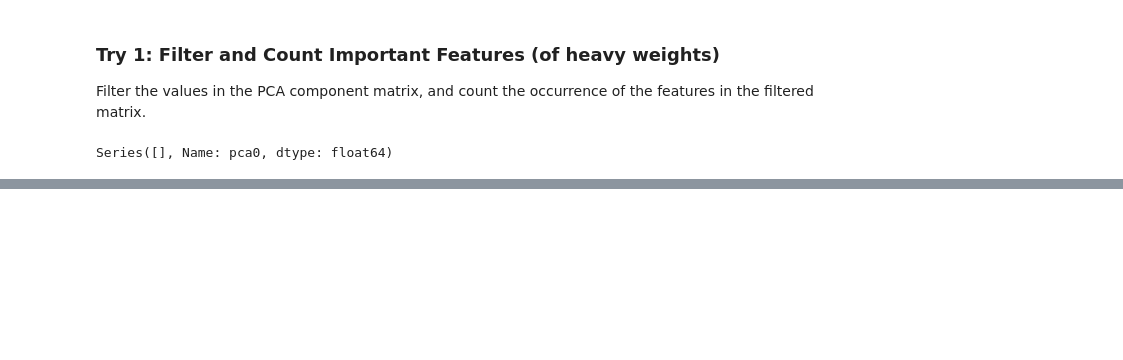
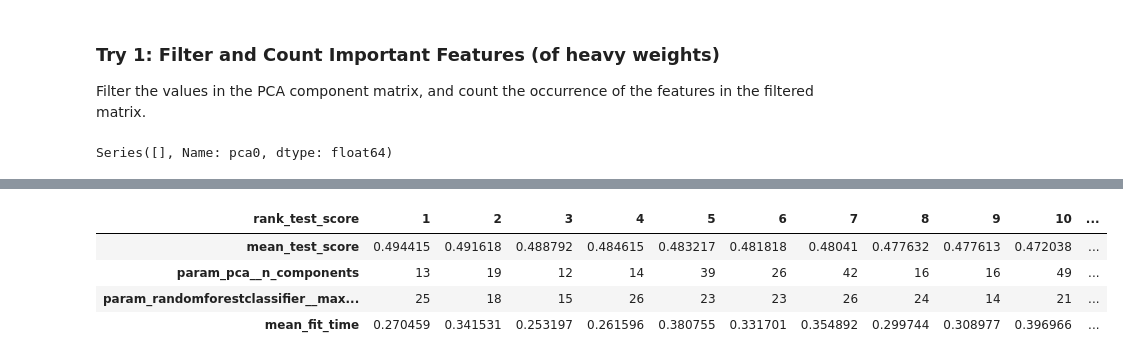
Before and after one commit to mozhao0331/Restaurant_Segmentation_Analysis, a Jupyter notebook: doc/smoothie_king_pca.ipynb, the cells around one changed output, grey strips where cells are left out. Cells and saved outputs as stored; diff of their text form; code cells hidden in the pictures; blank space fills up the shorter version.

```diff
--- a/doc/smoothie_king_pca.ipynb
+++ b/doc/smoothie_king_pca.ipynb
@@ -138,0 +289,4 @@ dtype: int64
+# %%
+lr_pipe = make_pipeline(preprocessor, RandomForestClassifier(max_depth=50))
+scores = cross_validate(lr_pipe, X_train, y_train, return_train_score=True)
+pd.DataFrame(scores)
@@ -138,0 +326,7 @@ dtype: int64
+# %%
+from sklearn.decomposition import PCA
+
+
+lr_pca_pipe = make_pipeline(preprocessor, PCA(n_components=60, whiten=True, random_state=0), RandomForestClassifier(max_depth=20))
+scores = cross_validate(lr_pca_pipe, X_train, y_train, return_train_score=True)
+pd.DataFrame(scores)
@@ -138,0 +340,10 @@ dtype: int64
+# %%
+from sklearn.model_selection import RandomizedSearchCV
+
+param_grid = {
+    "pca__n_components": range(10, 60),
+    "randomforestclassifier__max_depth": range(12, 30),
+}
+
+print("Grid size: %d" % (np.prod(list(map(len, param_grid.values())))))
+param_grid
@@ -138,0 +354,5 @@ dtype: int64
+# %%
+random_search = RandomizedSearchCV(
+    lr_pca_pipe, param_distributions=param_grid, n_jobs=-1, n_iter=20, cv=5, random_state=42
+)
+random_search.fit(X_train, y_train)
@@ -138,0 +377,16 @@ dtype: int64
+# %%
+pd.DataFrame(random_search.cv_results_)[
+    [
+        "mean_test_score",
+        "param_pca__n_components",
+        "param_randomforestclassifier__max_depth",
+        "mean_fit_time",
+        "rank_test_score",
+    ]
+].set_index("rank_test_score").sort_index().T
+# %% [output]
+| rank_test_score | 1 | 2 | 3 | 4 | 5 | 6 | 7 | 8 | 9 | 10 | ... |
+| mean_test_score | 0.494415 | 0.491618 | 0.488792 | 0.484615 | 0.483217 | 0.481818 | 0.48041 | 0.477632 | 0.477613 | 0.472038 | ... |
+| param_pca__n_components | 13 | 19 | 12 | 14 | 39 | 26 | 42 | 16 | 16 | 49 | ... |
+| param_randomforestclassifier__max... | 25 | 18 | 15 | 26 | 23 | 23 | 26 | 24 | 14 | 21 | ... |
+| mean_fit_time | 0.270459 | 0.341531 | 0.253197 | 0.261596 | 0.380755 | 0.331701 | 0.354892 | 0.299744 | 0.308977 | 0.396966 | ... |
```
Also changed, not shown: parts of 40 cells of this notebook, 2 other files.
